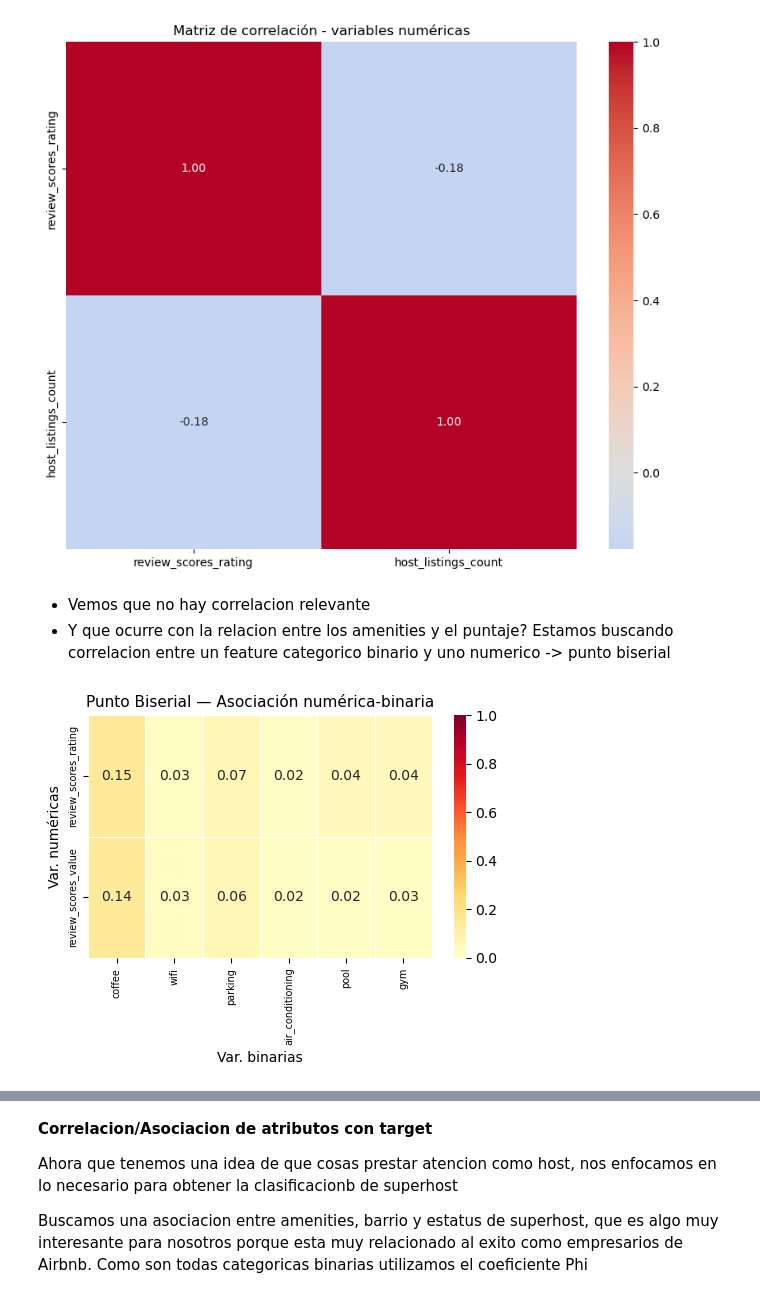
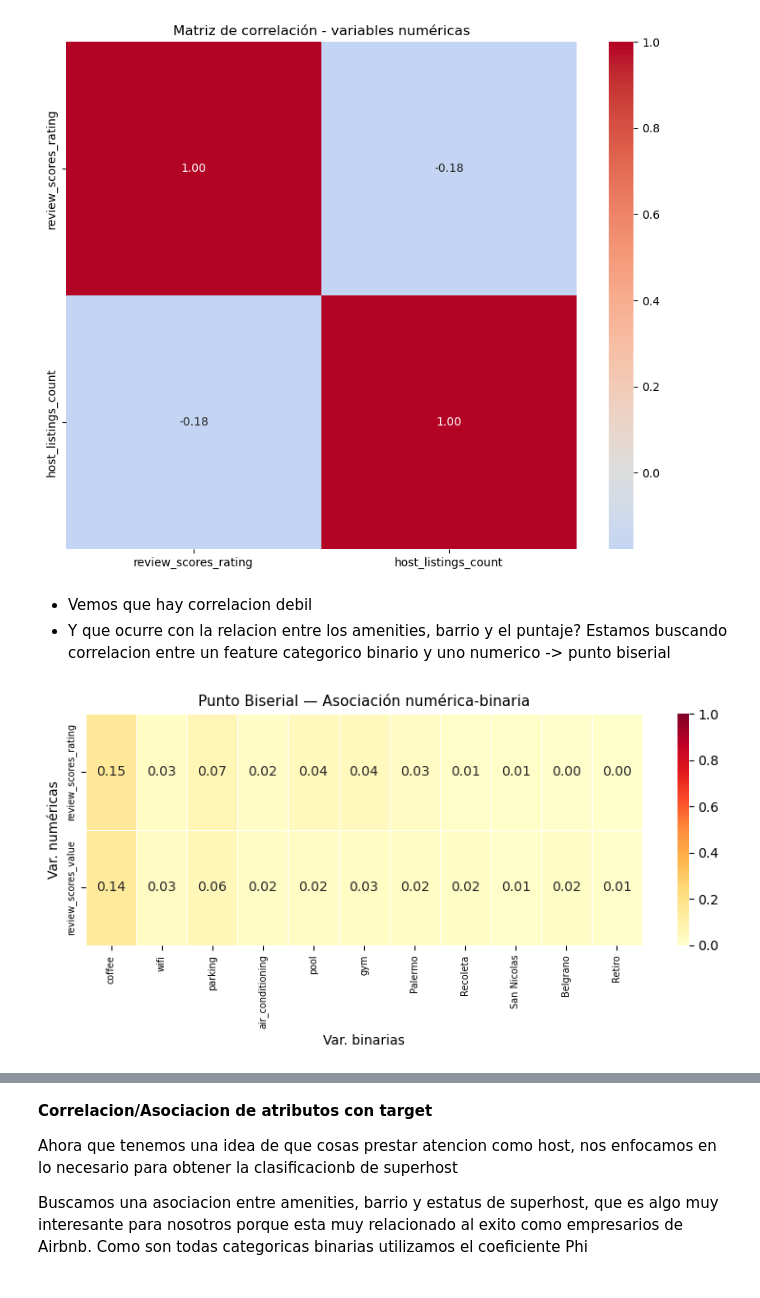
Before and after one commit to gonza29811/TP-analisis-de-datos, a Jupyter notebook: AirBnB_ds_completo.ipynb, the cells around one changed output, grey strips where cells are left out. Drawn from its saved outputs; the diff is of its cells as text; code cells hidden in the pictures.

Commit message:
Cambios en script ds_completo
* Algunos cambios sugeridos por Gonza actuados
* Estudio de multicolinealidad entre atributos
* Algunos errores en tablas corregidos
* Falta ANOVA, Informacion Mutua

```diff
--- a/AirBnB_ds_completo.ipynb
+++ b/AirBnB_ds_completo.ipynb
@@ -472,0 +476,6 @@ plt.show()
+# %%
+upper = corr.where(
+    np.triu(np.ones(corr.shape), k=1).astype(bool)
+)
+drop = [col for col in upper.columns if any(upper[col] > 0.8)]
+print(drop)
@@ -476,0 +490,2 @@ Vemos que la cantidad de reviews anuales no esta correlacionada con el puntaje.
+# %%
+df4_3 = df4_2.drop(columns=drop)
@@ -485,33 +502,33 @@ plt.show()
 # %% [output]
 [figure]
 # %% [markdown]
-* Vemos que no hay correlacion relevante
-* Y que ocurre con la relacion entre los amenities y el puntaje? Estamos buscando correlacion entre un feature categorico binario y uno numerico -> punto biserial
+* Vemos que hay correlacion debil
+* Y que ocurre con la relacion entre los amenities, barrio y el puntaje? Estamos buscando correlacion entre un feature categorico binario y uno numerico -> punto biserial
 # %%
 num_cols    = ['review_scores_rating', 'review_scores_value']
-binarias = ['coffee',	'wifi',	'parking',	'air_conditioning', 'pool', 'gym']
-
+#binarias = ['coffee',	'wifi',	'parking',	'air_conditioning', 'pool', 'gym']
+binarias = ['coffee',	'wifi',	'parking',	'air_conditioning', 'pool', 'gym', 'Palermo', 'Recoleta', 'San Nicolas', 'Belgrano', 'Retiro']
 pb_mat = pd.DataFrame(index=num_cols, columns=binarias, dtype=float)
 
 for num_col in num_cols:
     for bin_col in binarias:
-        mask = df4_2[num_col].notna() & df4_2[bin_col].notna()
-        num  = df4_2.loc[mask, num_col]
-        bn   = df4_2.loc[mask, bin_col]
+        mask = df4_3[num_col].notna() & df4_3[bin_col].notna()
+        num  = df4_3.loc[mask, num_col]
+        bn   = df4_3.loc[mask, bin_col]
         r, p = pointbiserialr(bn, num) # pointbiserialr Devuelve r y p-value, pero solo nos interesa r
         pb_mat.loc[num_col, bin_col] = abs(r)
 
-fig, ax = plt.subplots(figsize=(5, 4))
+fig, ax = plt.subplots(figsize=(8, 4))
 sns.heatmap(pb_mat.astype(float), annot=True, fmt=".2f", cmap="YlOrRd",
             vmin=0, vmax=1, linewidths=0.5, ax=ax)
 
 ax.set_title("Punto Biserial — Asociación numérica-binaria", fontsize=11)
 ax.set_xlabel("Var. binarias")
 ax.set_ylabel("Var. numéricas")
 ax.set_xticklabels(ax.get_xticklabels(), fontsize=7)
 ax.set_yticklabels(ax.get_yticklabels(), fontsize=7)
 plt.tight_layout()
 plt.show()
 # %% [output]
-[figure, old version]
+[figure, new version]
 # %% [markdown]
```
Also changed, not shown: parts of 21 cells of this notebook.
